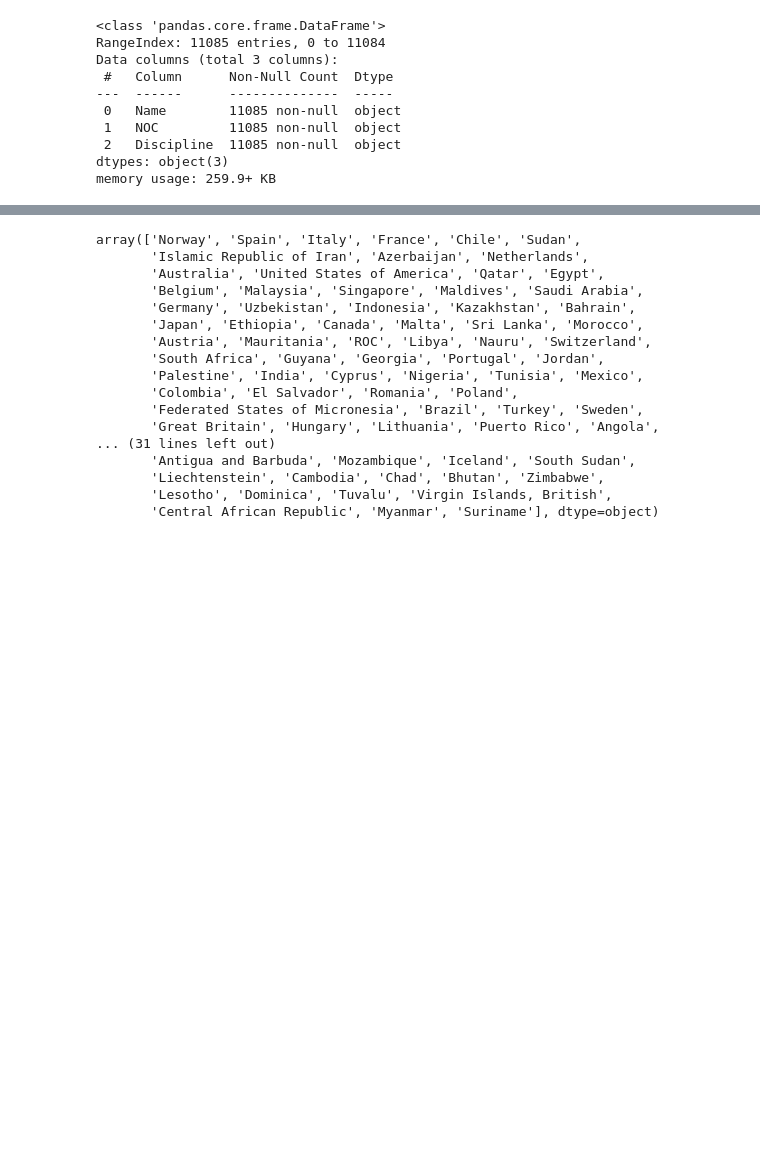
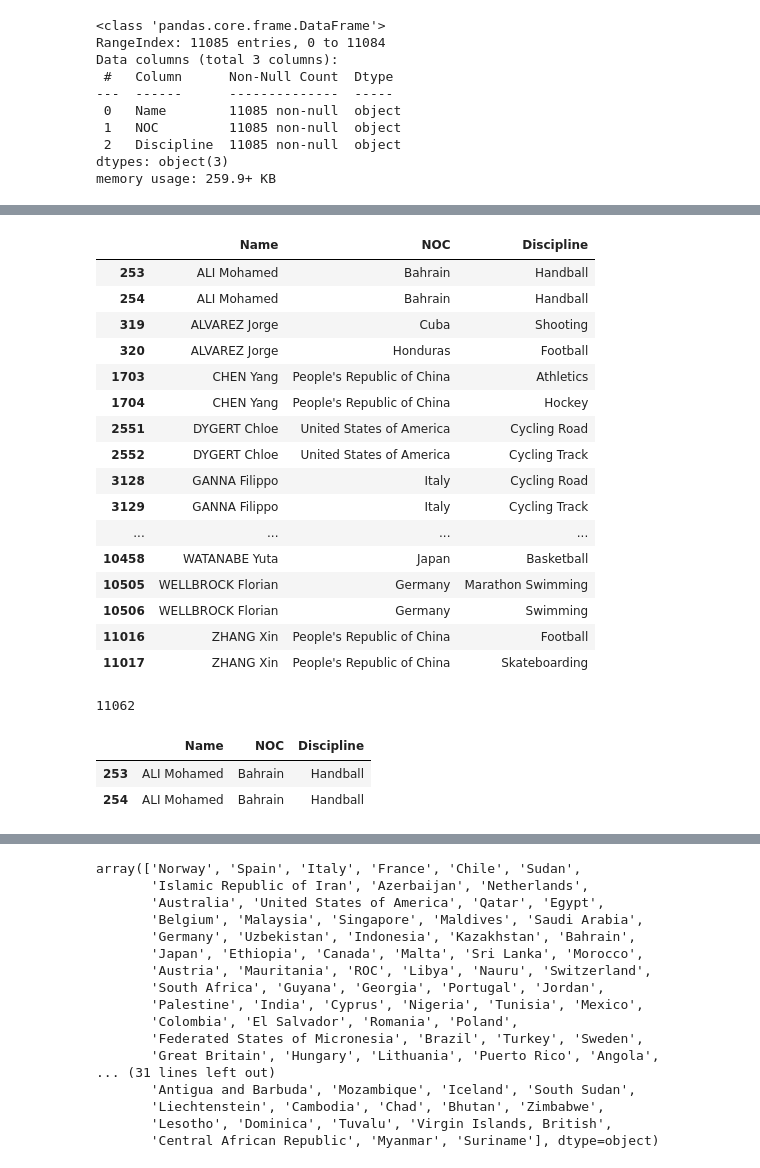
Before and after one commit to jennifer-biener/kaggle_datasets, a Jupyter notebook: 2021 Olympics in Tokyo/athletes.ipynb, the cells around one changed output, grey strips where cells are left out. Cells and saved outputs as stored; diff of their text form; code cells hidden in the pictures; blank space fills up the shorter version.

Commit message:
analyze athlete data

```diff
--- a/2021 Olympics in Tokyo/athletes.ipynb
+++ b/2021 Olympics in Tokyo/athletes.ipynb
@@ -34 +34,30 @@ df.describe()
 | freq | 2 | 615 | 2068 |
+# %%
+#duplicated names - keep all duplicated records
+names_dupes = df[df.duplicated(subset='Name', keep=False)==True]
+#names_dupes = df[df.duplicated(subset='Name')==True]
+names_dupes#.count()
+
+#create new column called Same_Athlete_Flag, split up Discipline column
+# %% [output]
+|  | Name | NOC | Discipline |
+| 253 | ALI Mohamed | Bahrain | Handball |
+| 254 | ALI Mohamed | Bahrain | Handball |
+| 319 | ALVAREZ Jorge | Cuba | Shooting |
+| 320 | ALVAREZ Jorge | Honduras | Football |
+| 1703 | CHEN Yang | People's Republic of China | Athletics |
+| 1704 | CHEN Yang | People's Republic of China | Hockey |
+| 2551 | DYGERT Chloe | United States of America | Cycling Road |
+| 2552 | DYGERT Chloe | United States of America | Cycling Track |
+| 3128 | GANNA Filippo | Italy | Cycling Road |
+| 3129 | GANNA Filippo | Italy | Cycling Track |
+| ... | ... | ... | ... |
+| 10458 | WATANABE Yuta | Japan | Basketball |
+| 10505 | WELLBROCK Florian | Germany | Marathon Swimming |
+| 10506 | WELLBROCK Florian | Germany | Swimming |
+| 11016 | ZHANG Xin | People's Republic of China | Football |
+| 11017 | ZHANG Xin | People's Republic of China | Skateboarding |
+# %%
+print(11085-23)
+# %% [output]
+11062
@@ -34,0 +66,7 @@ df.describe()
+# %%
+#check duplicates across all data
+df[df.duplicated(keep=False)==True]
+# %% [output]
+|  | Name | NOC | Discipline |
+| 253 | ALI Mohamed | Bahrain | Handball |
+| 254 | ALI Mohamed | Bahrain | Handball |
```
Also changed, not shown: parts of 5 cells of this notebook, 2 other files.
